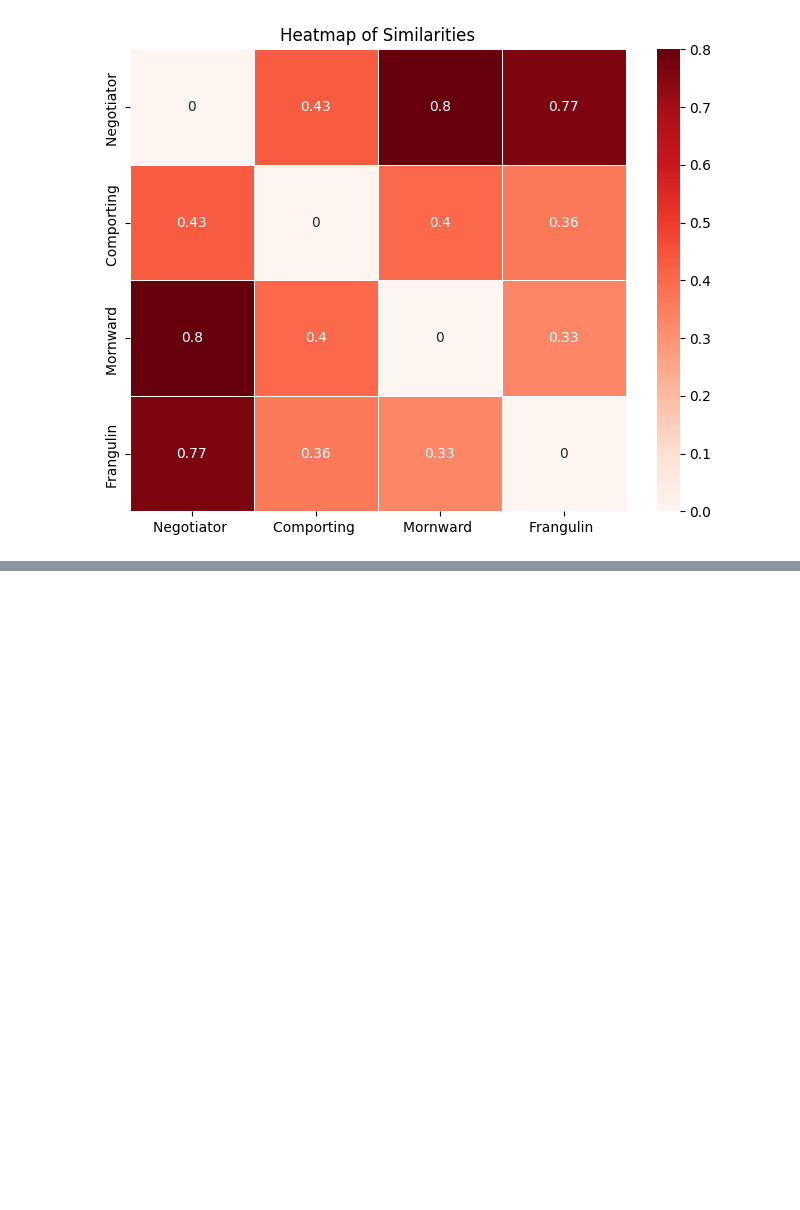
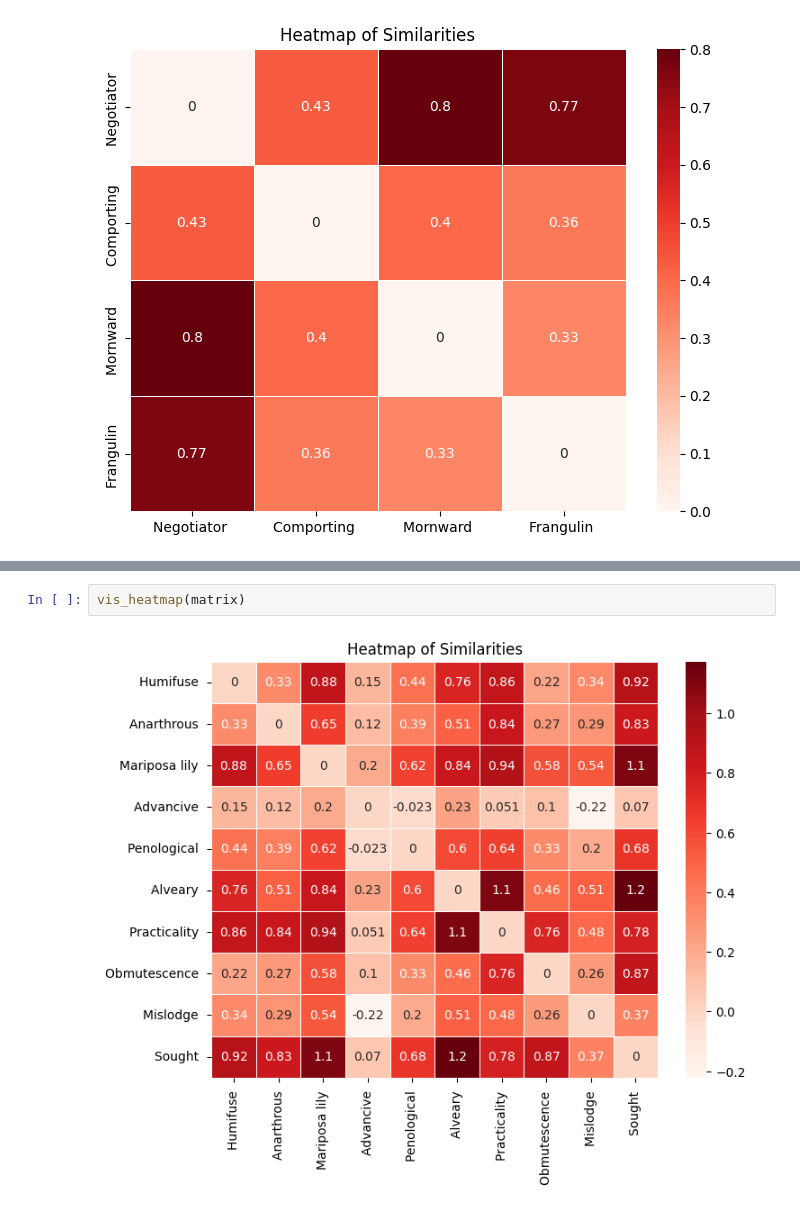
Before and after one commit to mahdinasseri/Normalized-Google-Distance, a Jupyter notebook: main.ipynb, the cells around one changed output, grey strips where cells are left out. Drawn from its saved outputs; the diff is of its cells as text; blank space fills up the shorter version.

```diff
--- a/main.ipynb
+++ b/main.ipynb
@@ -91,0 +129,4 @@ pd.DataFrame(mean_Values).plot()
+# %%
+vis_heatmap(matrix)
+# %% [output]
+[figure, added]
```
Also changed, not shown: parts of 6 cells of this notebook.
